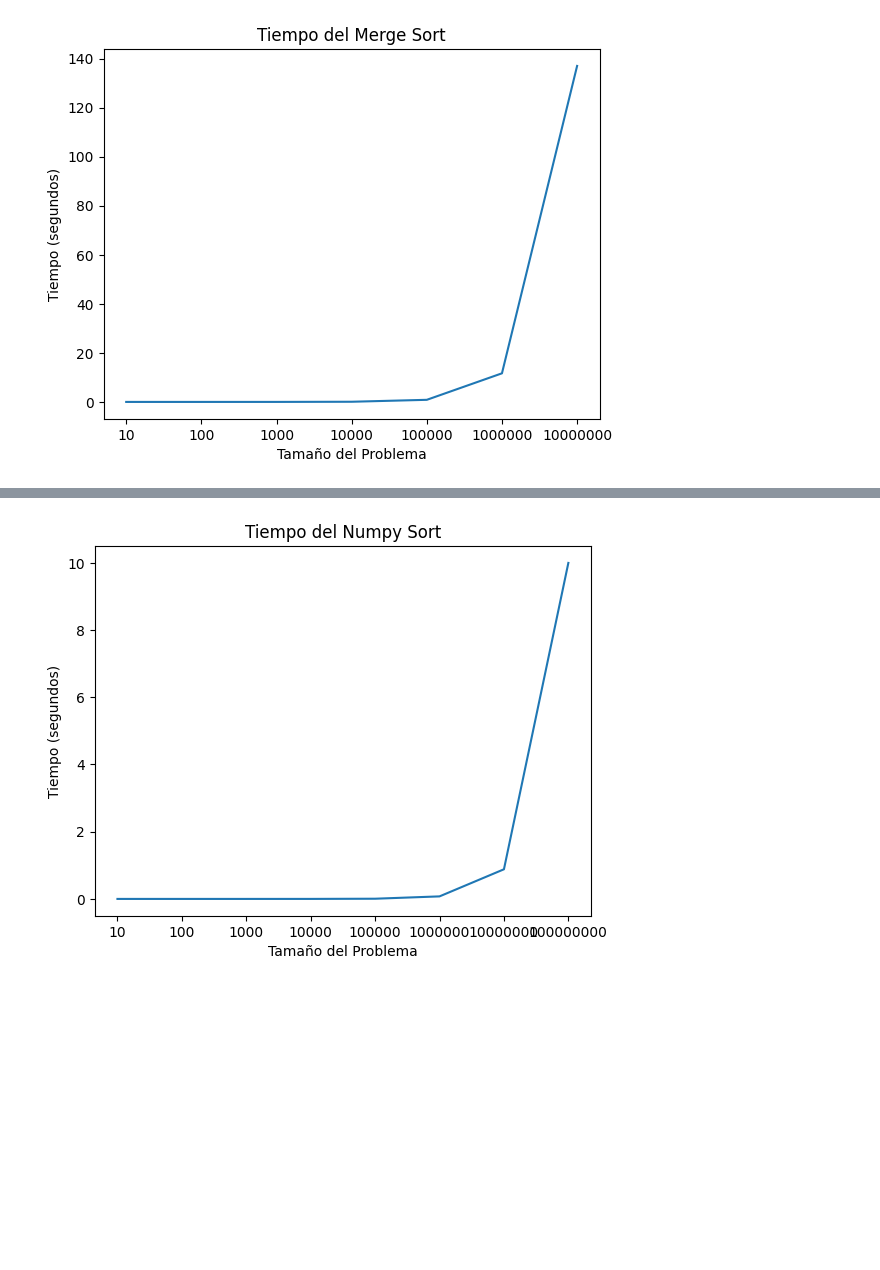
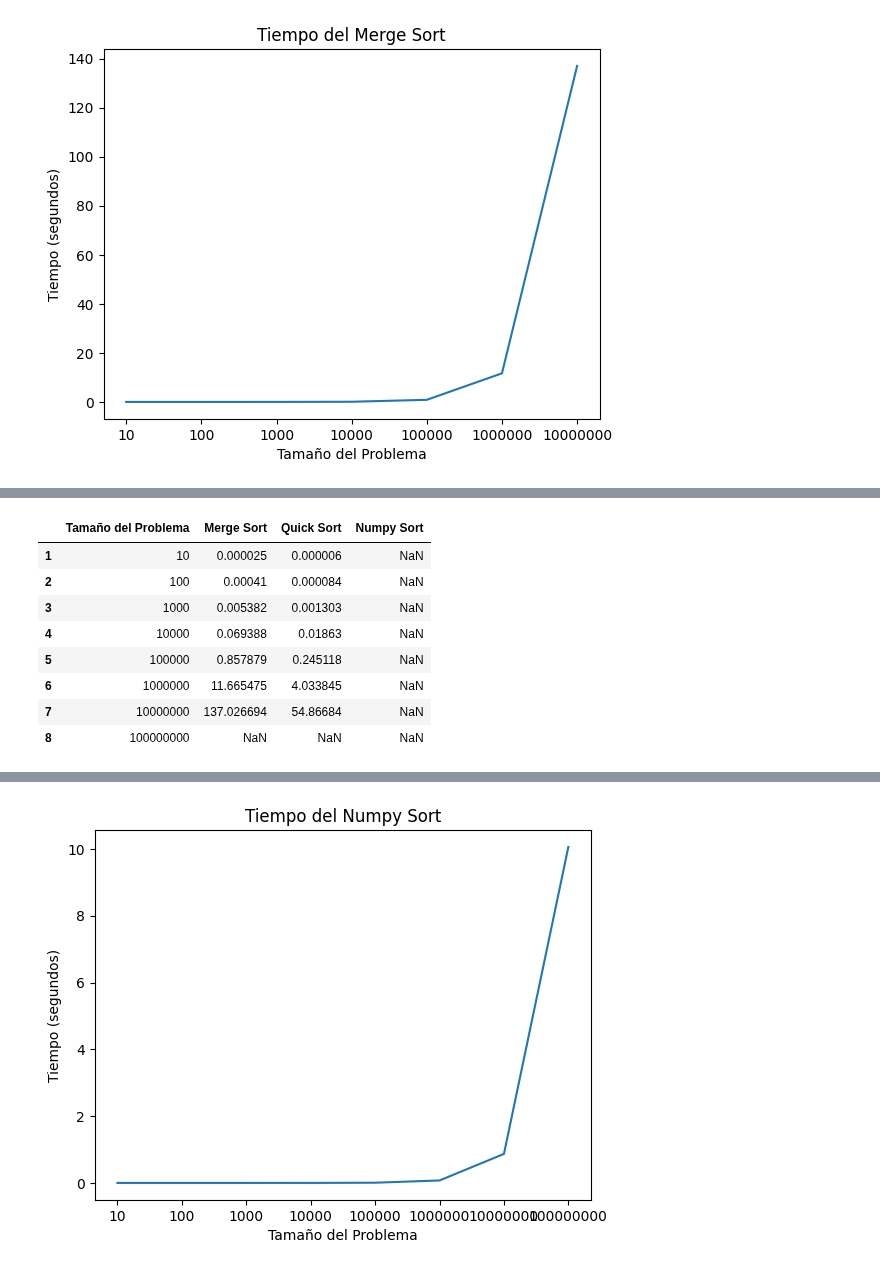
Before and after one commit to MonicaGonzalez30/CienciaDatosLasChicasSuperpoderosas, a Jupyter notebook: Manipulacion_de_datos.ipynb, the cells around one changed output, grey strips where cells are left out. Cells and saved outputs as stored; diff of their text form; code cells hidden in the pictures; blank space fills up the shorter version.

```diff
--- a/Manipulacion_de_datos.ipynb
+++ b/Manipulacion_de_datos.ipynb
@@ -241,3 +229,15 @@ executing.executing.NotOneValueFound: Expected one value, found 0
+# %%
+arch
+# %% [output]
+|  | Tamaño del Problema | Merge Sort | Quick Sort | Numpy Sort |
+| 1 | 10 | 0.000025 | 0.000006 | NaN |
+| 2 | 100 | 0.00041 | 0.000084 | NaN |
+| 3 | 1000 | 0.005382 | 0.001303 | NaN |
+| 4 | 10000 | 0.069388 | 0.01863 | NaN |
+| 5 | 100000 | 0.857879 | 0.245118 | NaN |
+| 6 | 1000000 | 11.665475 | 4.033845 | NaN |
+| 7 | 10000000 | 137.026694 | 54.86684 | NaN |
+| 8 | 100000000 | NaN | NaN | NaN |
 # %%
 x = arch['Quick Sort'] # Tiempos de ejecución del algoritmo Quick Sort
 y = arch['Tamaño del Problema'] # Tamaños del problema
```
Also changed, not shown: parts of 10 cells of this notebook.
